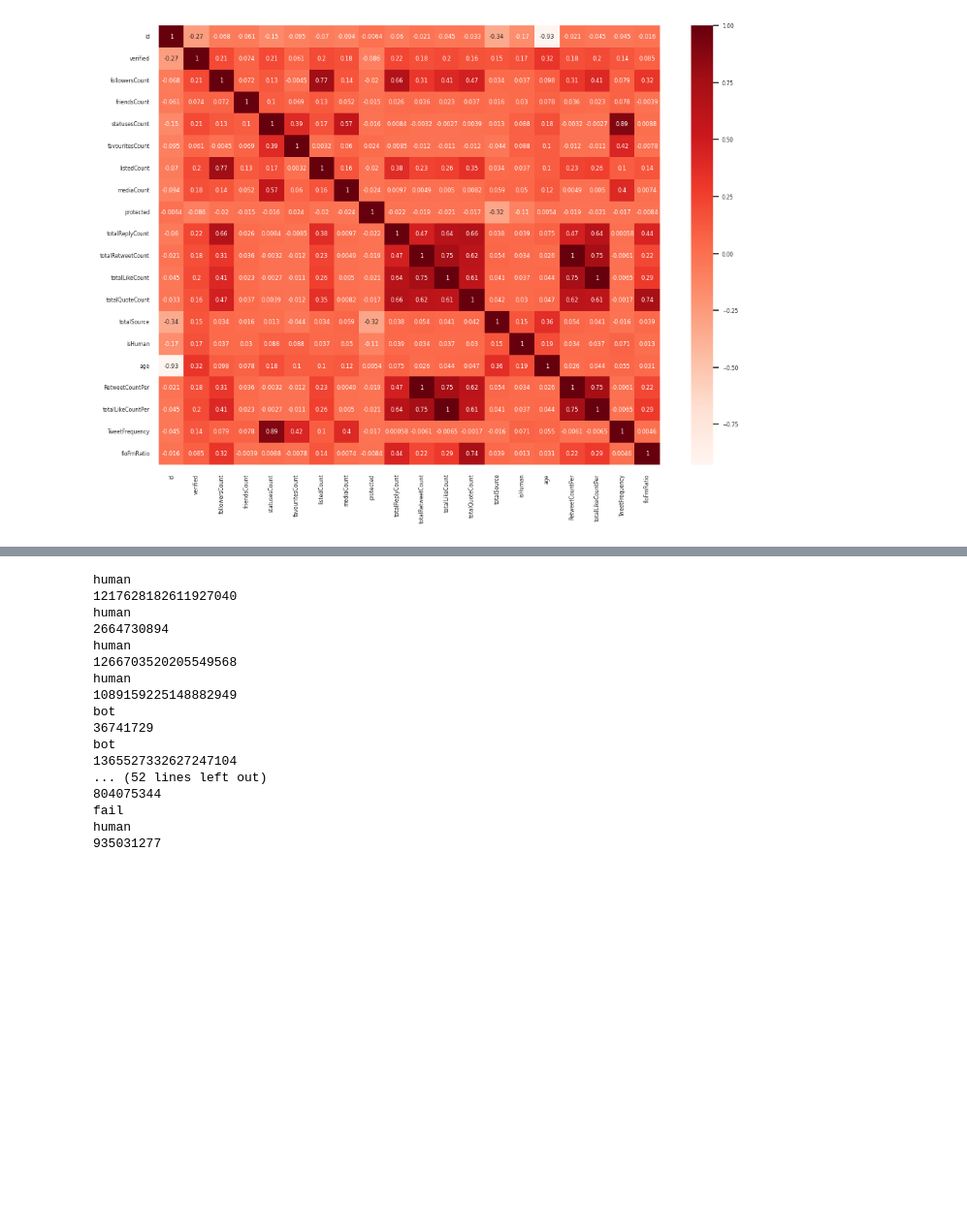
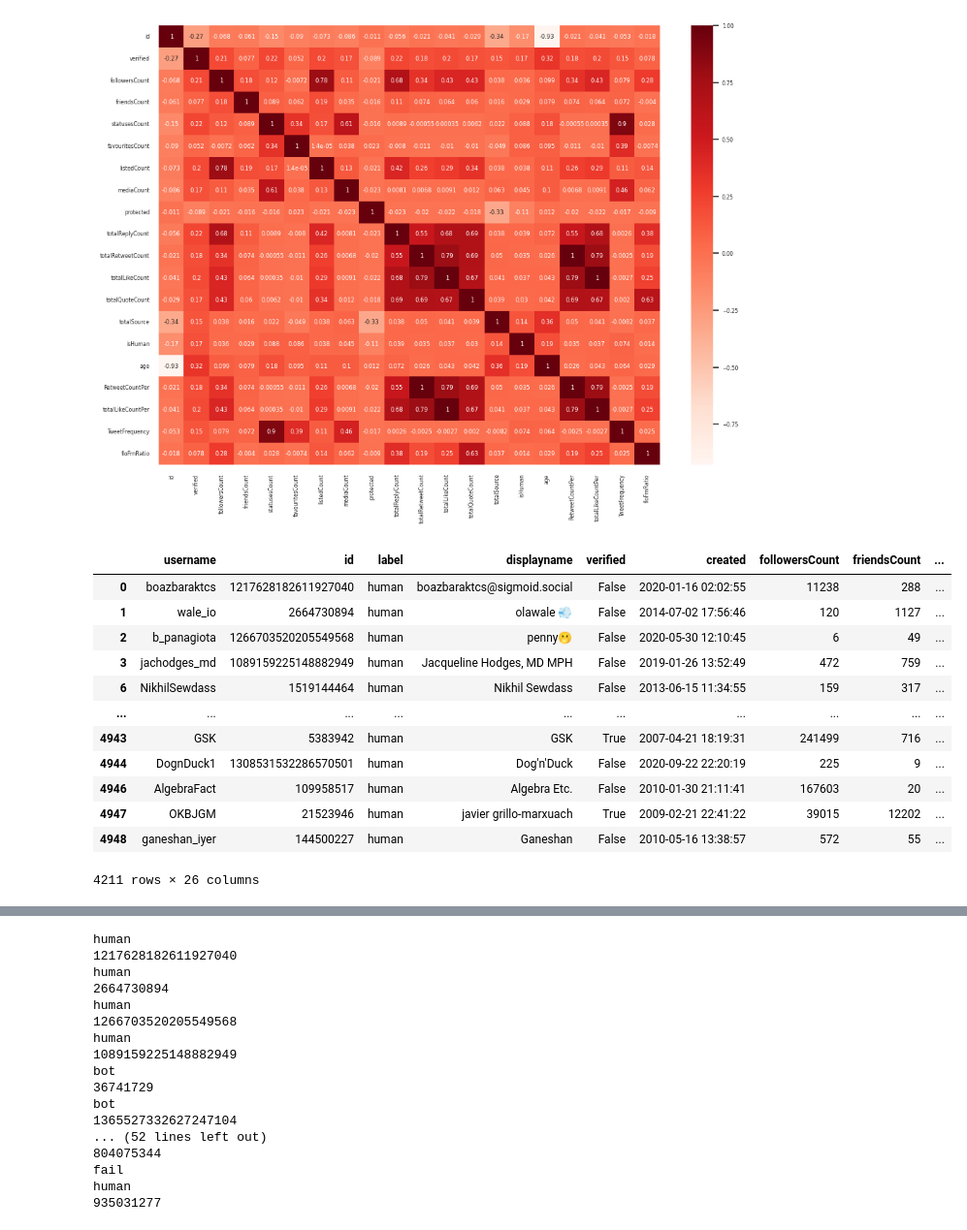
Before and after one commit to talhashehroze/FYP, a Jupyter notebook: Backend/paper_work/scrapper/twint.ipynb, the cells around one changed output, grey strips where cells are left out. Shown at 97% size. Cells and saved outputs as stored; diff of their text form; code cells hidden in the pictures; blank space fills up the shorter version.

```diff
--- a/Backend/paper_work/scrapper/twint.ipynb
+++ b/Backend/paper_work/scrapper/twint.ipynb
@@ -45,6 +46,29 @@ sns.heatmap(df.corr(), cmap='Reds', annot=True)
 # %% [output]
 <AxesSubplot: >
 [figure]
+# %%
+dfH=df[df['isHuman']==False]
+# df=df[df['isHuman']==False]
+dfi=df[df['isHuman'] == True]
+dfH=dfH.append(dfi.iloc[:800])
+# yes=dfi.append(dfH)
+df=dfH
+dfi
+# len(df[df['isHuman']==False])
+# %% [output]
+|  | username | id | label | displayname | verified | created | followersCount | friendsCount | ... |
+| 0 | boazbaraktcs | 1217628182611927040 | human | boazbaraktcs@sigmoid.social | False | 2020-01-16 02:02:55 | 11238 | 288 | ... |
+| 1 | wale_io | 2664730894 | human | olawale 💨 | False | 2014-07-02 17:56:46 | 120 | 1127 | ... |
+| 2 | b_panagiota | 1266703520205549568 | human | penny🫢 | False | 2020-05-30 12:10:45 | 6 | 49 | ... |
+| 3 | jachodges_md | 1089159225148882949 | human | Jacqueline Hodges, MD MPH | False | 2019-01-26 13:52:49 | 472 | 759 | ... |
+| 6 | NikhilSewdass | 1519144464 | human | Nikhil Sewdass | False | 2013-06-15 11:34:55 | 159 | 317 | ... |
+| ... | ... | ... | ... | ... | ... | ... | ... | ... | ... |
+| 4943 | GSK | 5383942 | human | GSK | True | 2007-04-21 18:19:31 | 241499 | 716 | ... |
+| 4944 | DognDuck1 | 1308531532286570501 | human | Dog'n'Duck | False | 2020-09-22 22:20:19 | 225 | 9 | ... |
+| 4946 | AlgebraFact | 109958517 | human | Algebra Etc. | False | 2010-01-30 21:11:41 | 167603 | 20 | ... |
+| 4947 | OKBJGM | 21523946 | human | javier grillo-marxuach | True | 2009-02-21 22:41:22 | 39015 | 12202 | ... |
+| 4948 | ganeshan_iyer | 144500227 | human | Ganeshan | False | 2010-05-16 13:38:57 | 572 | 55 | ... |
+4211 rows × 26 columns
 # %%
 from sklearn.model_selection import train_test_split
 from sklearn.linear_model import LinearRegression
```
Also changed, not shown: parts of 3 cells of this notebook, 1 other file.
